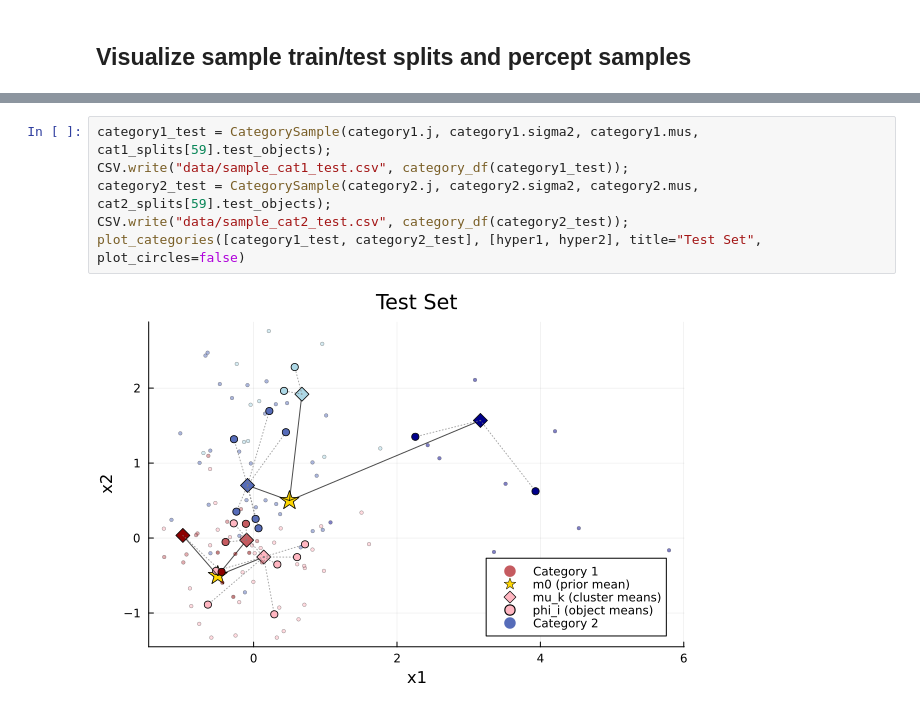
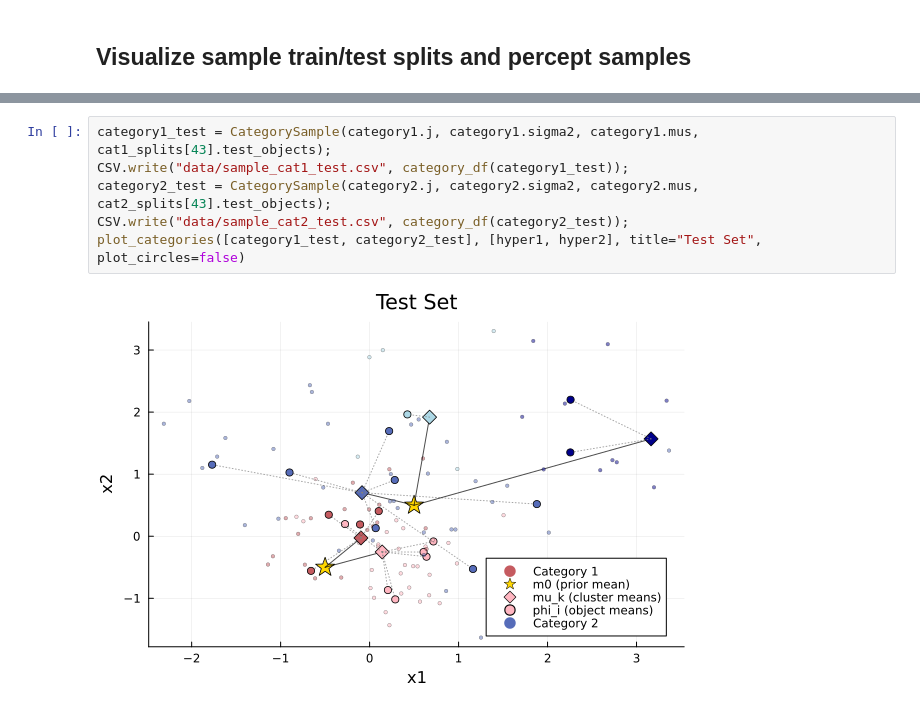
Before and after one commit to lilyzihuizhu/object-aware-hdp, a Jupyter notebook: generate_data.ipynb, the cells around one changed output, grey strips where cells are left out. Drawn from its saved outputs; the diff is of its cells as text.

```diff
--- a/generate_data.ipynb
+++ b/generate_data.ipynb
@@ -133,8 +133,8 @@ plot_categories([category1_train_skewed, category2_train_skewed], [hyper1, hyper
 # %%
-category1_test = CategorySample(category1.j, category1.sigma2, category1.mus, cat1_splits[59].test_objects);
+category1_test = CategorySample(category1.j, category1.sigma2, category1.mus, cat1_splits[43].test_objects);
 CSV.write("data/sample_cat1_test.csv", category_df(category1_test));
-category2_test = CategorySample(category2.j, category2.sigma2, category2.mus, cat2_splits[59].test_objects);
+category2_test = CategorySample(category2.j, category2.sigma2, category2.mus, cat2_splits[43].test_objects);
 CSV.write("data/sample_cat2_test.csv", category_df(category2_test));
 plot_categories([category1_test, category2_test], [hyper1, hyper2], title="Test Set", plot_circles=false)
 # %% [output]
-[figure, old version]
+[figure, new version]
```
Also changed, not shown: parts of 2 cells of this notebook, 12 other files.
